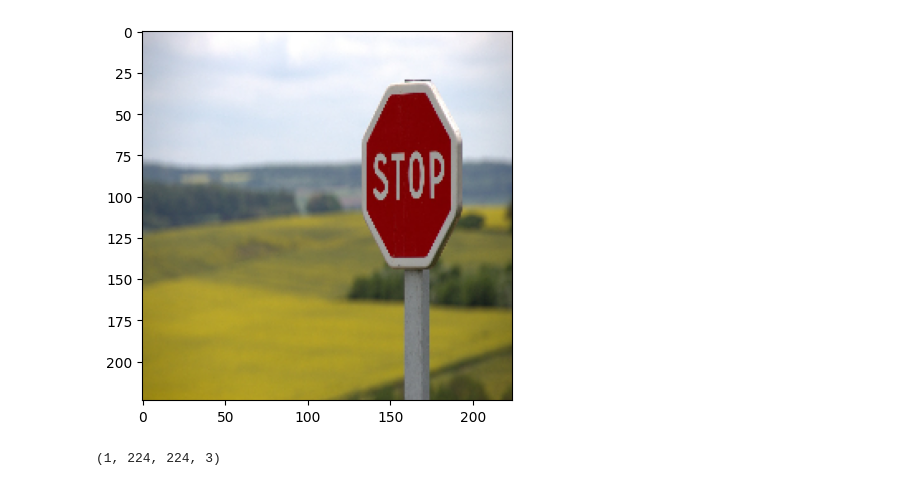
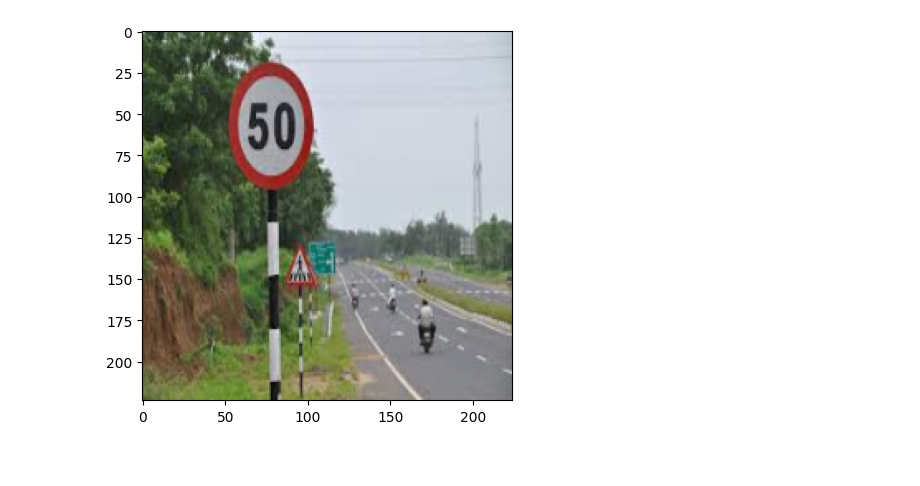
Before and after one commit to VMD121199/road-sign-detection, a Jupyter notebook: notebooks/predict.ipynb, the cells around one changed output. Drawn from its saved outputs; the diff is of its cells as text; code cells hidden in the pictures.

```diff
--- a/notebooks/predict.ipynb
+++ b/notebooks/predict.ipynb
@@ -27,19 +27,15 @@ Non-trainable params: 20,024,384
 __________________________________________________________________________________________________
 # %%
-img_org = cv2.imread("../data/tests/stop-634941_1280.jpg")
+img_org = cv2.imread("../data/tests/images.jpeg")
 img_org = cv2.resize(img_org, (224, 224))
 # img = img / 255.0
 plt.imshow(cv2.cvtColor(img_org, cv2.COLOR_BGR2RGB))
 plt.show()
 # %% [output]
-[figure, old version]
+[figure, new version]
 # %%
 img = img_org.reshape(1, 224, 224, 3)
 img = np.array(img, dtype="float32") / 255.0
-# %%
-img.shape
-# %% [output]
-(1, 224, 224, 3)
 # %%
 prediction = loaded_model.predict(img)
 bbox = prediction[0][0] * 224.0
```
Also changed, not shown: parts of 6 cells of this notebook, 2 other files.
